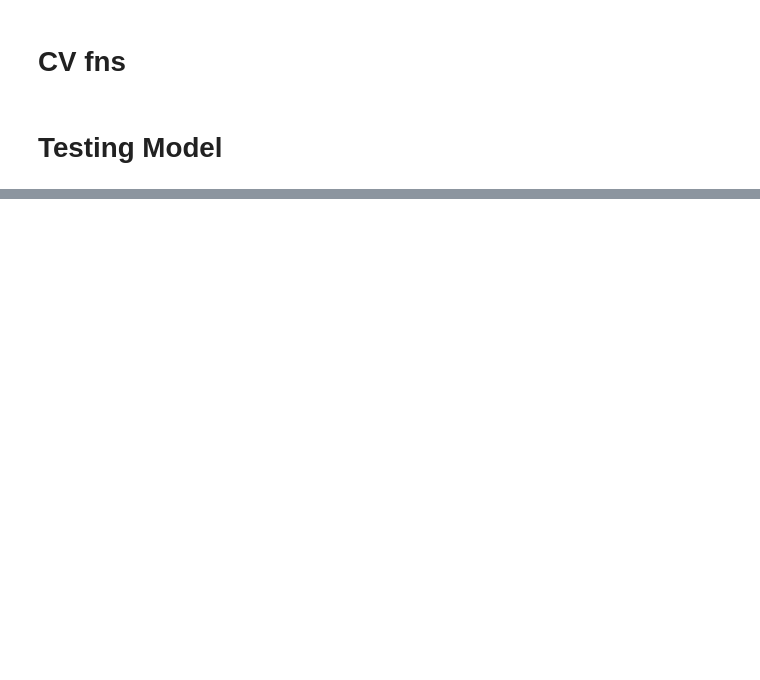
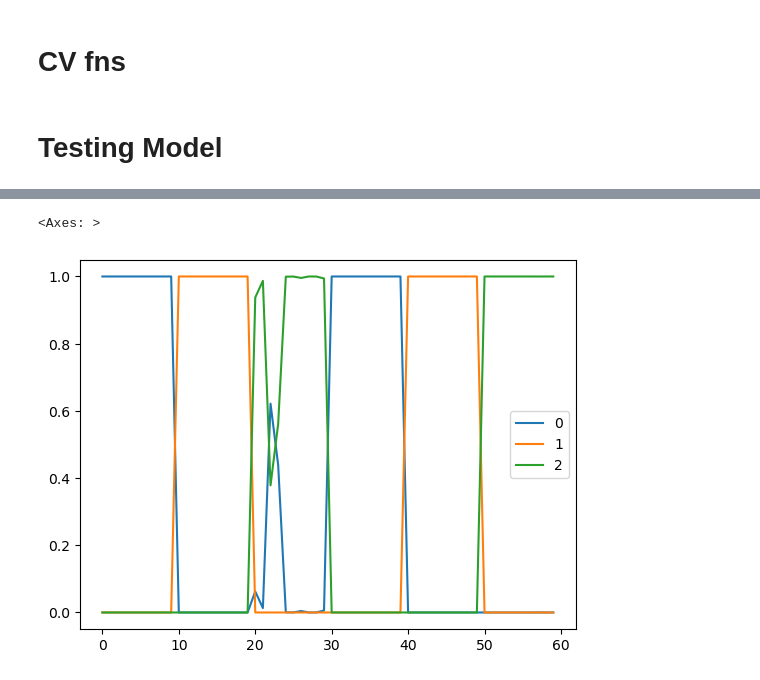
Before and after one commit to NicBamberger/ML_Coursework, a Jupyter notebook: gait/preprocessing.ipynb, the cells around one changed output, grey strips where cells are left out. Saved outputs shown, nothing was run; the diff lists cells and outputs as text; code cells hidden in the pictures; blank space fills up the shorter version.

```diff
--- a/gait/preprocessing.ipynb
+++ b/gait/preprocessing.ipynb
@@ -242,5 +246,5 @@ features
 # %%
-TRAIN_SUBJECTS = 7
+TRAIN_SUBJECTS = 8
 TRAIN_TRIALS = N_TRIALS * TRAIN_SUBJECTS / N_SUBJECTS
 
 features_used = features
@@ -305,0 +307,5 @@ accuracy_score
+# %%
+pd.DataFrame(y_probs).plot()
+# %% [output]
+<Axes: >
+[figure, added]
```
Also changed, not shown: parts of 16 cells of this notebook.
